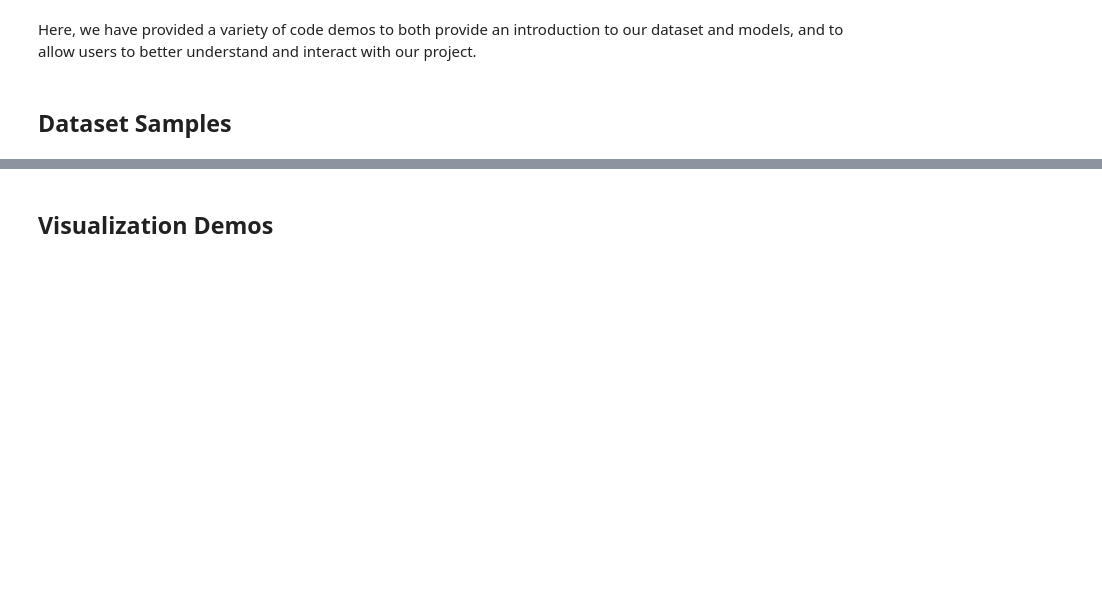
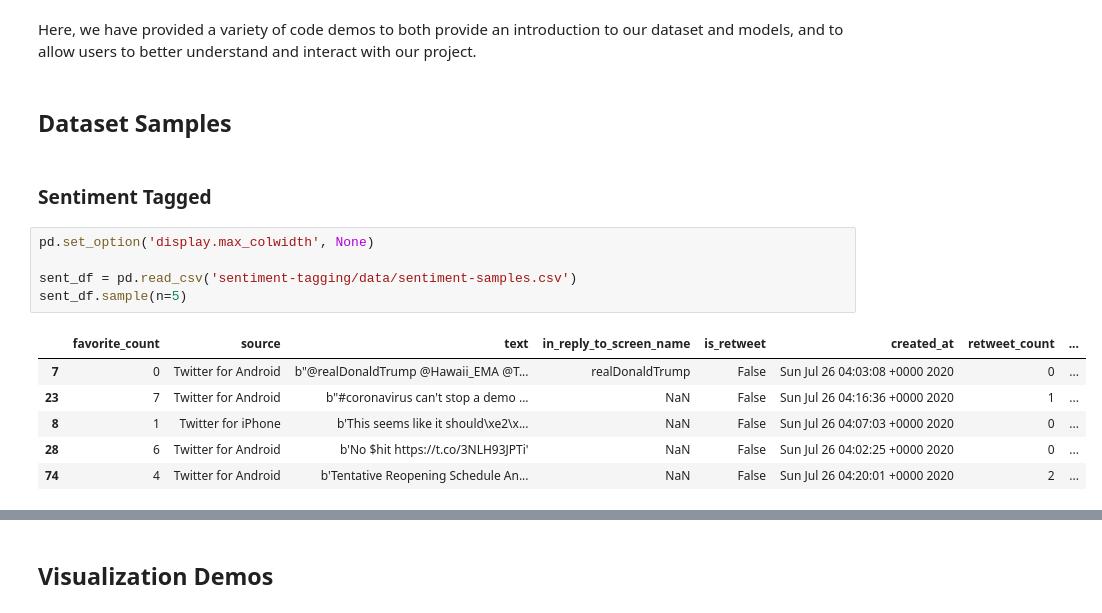
Before and after one commit to wpledig/covid19-twitter-sentiment, a Jupyter notebook: Demo.ipynb, the cells around one changed output, grey strips where cells are left out. Cells and saved outputs as stored; diff of their text form; blank space fills up the shorter version.

Commit message:
Updated Notebook demo

```diff
--- a/Demo.ipynb
+++ b/Demo.ipynb
@@ -4,3 +4,17 @@
 Here, we have provided a variety of code demos to both provide an introduction to our dataset and models, and to allow users to better understand and interact with our project.
 # %% [markdown]
 ## Dataset Samples
+# %% [markdown]
+### Sentiment Tagged
+# %%
+pd.set_option('display.max_colwidth', None)
+
+sent_df = pd.read_csv('sentiment-tagging/data/sentiment-samples.csv')
+sent_df.sample(n=5)
+# %% [output]
+|  | favorite_count | source | text | in_reply_to_screen_name | is_retweet | created_at | retweet_count | ... |
+| 7 | 0 | Twitter for Android | b"@realDonaldTrump @Hawaii_EMA @T... | realDonaldTrump | False | Sun Jul 26 04:03:08 +0000 2020 | 0 | ... |
+| 23 | 7 | Twitter for Android | b"#coronavirus can't stop a demo ... | NaN | False | Sun Jul 26 04:16:36 +0000 2020 | 1 | ... |
+| 8 | 1 | Twitter for iPhone | b'This seems like it should\xe2\x... | NaN | False | Sun Jul 26 04:07:03 +0000 2020 | 0 | ... |
+| 28 | 6 | Twitter for Android | b'No $hit https://t.co/3NLH93JPTi' | NaN | False | Sun Jul 26 04:02:25 +0000 2020 | 0 | ... |
+| 74 | 4 | Twitter for Android | b'Tentative Reopening Schedule An... | NaN | False | Sun Jul 26 04:20:01 +0000 2020 | 2 | ... |
```
Also changed, not shown: parts of 1 cell of this notebook, 2 other files.
